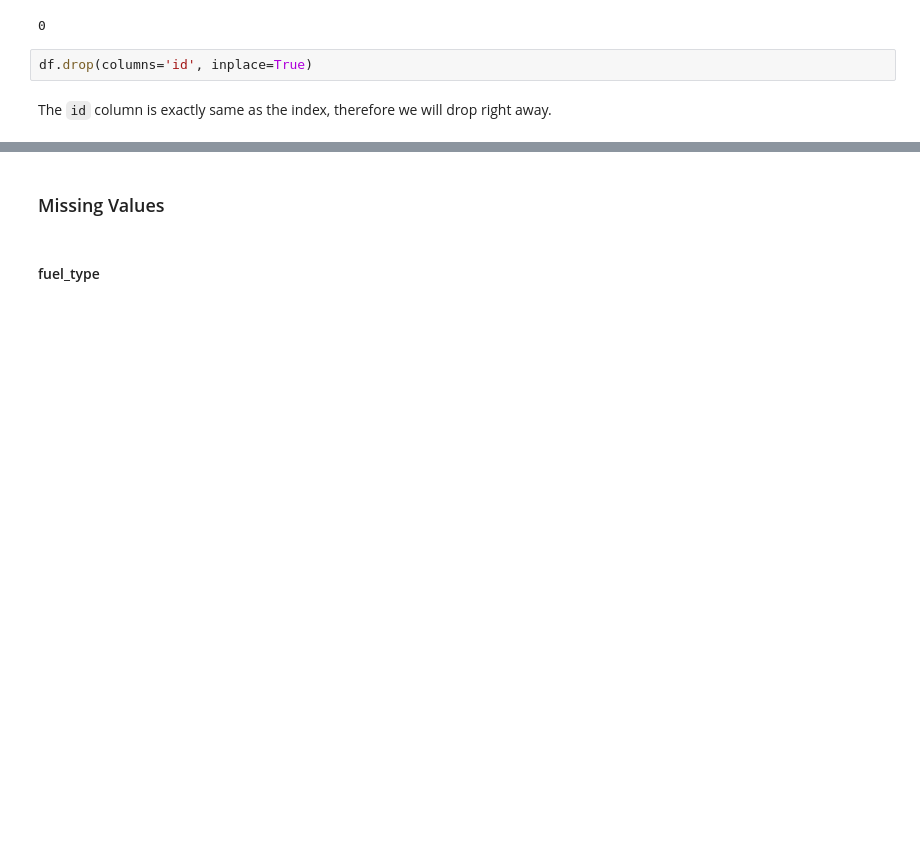
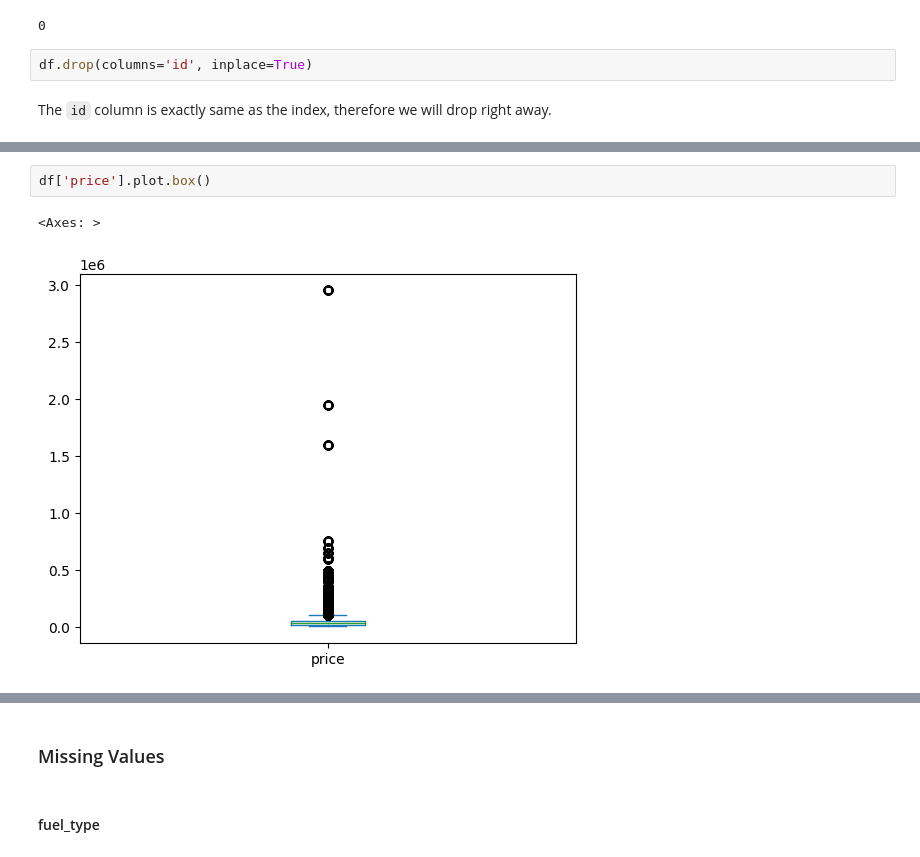
Before and after one commit to jjanekkim/Regression_Used_Car_Prices, a Jupyter notebook: validation.ipynb, the cells around one changed output, grey strips where cells are left out. Drawn from its saved outputs; the diff is of its cells as text; blank space fills up the shorter version.

```diff
--- a/validation.ipynb
+++ b/validation.ipynb
@@ -94,0 +152,5 @@ The `id` column is exactly same as the index, therefore we will drop right away.
+# %%
+df['price'].plot.box()
+# %% [output]
+<Axes: >
+[figure, added]
```
Also changed, not shown: parts of 47 cells of this notebook, 2 other files.
